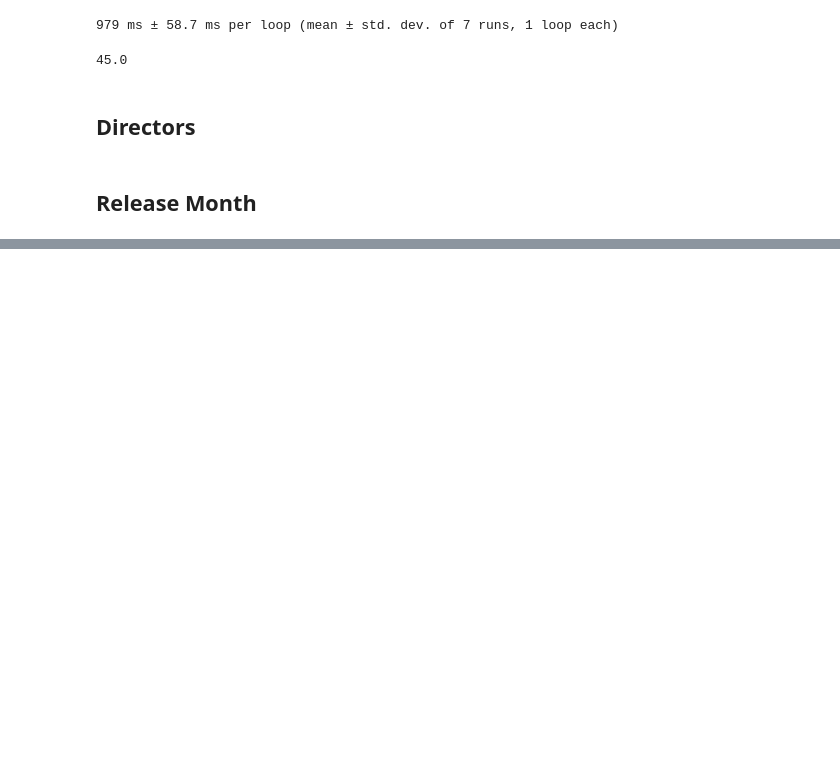
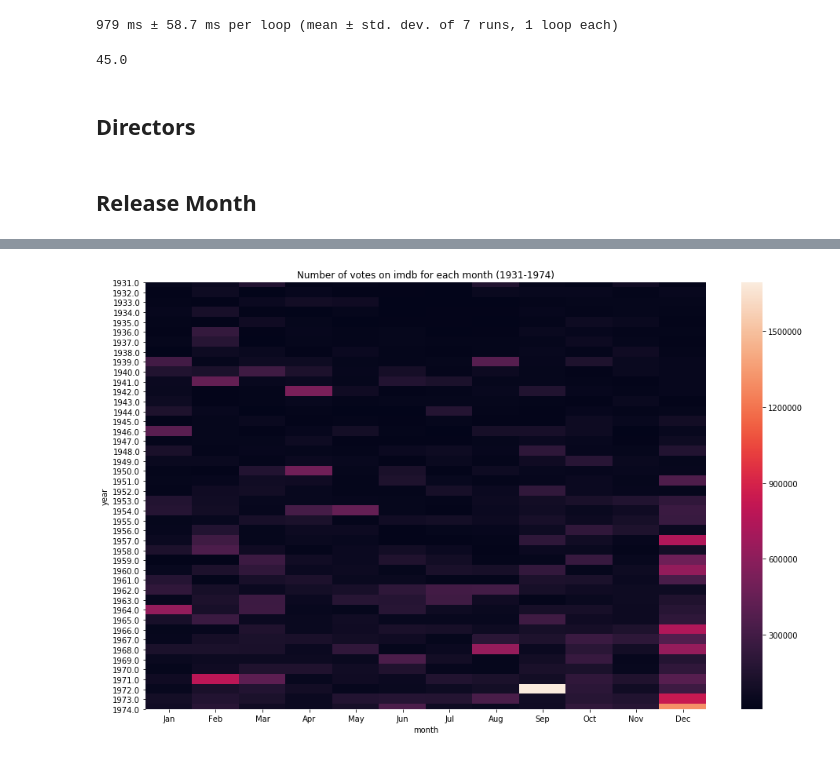
Before and after one commit to Ruchiranga/AD_A-team-project, a Jupyter notebook: Milestone 3.ipynb, the cells around one changed output, grey strips where cells are left out. Drawn from its saved outputs; the diff is of its cells as text; code cells hidden in the pictures; blank space fills up the shorter version.

```diff
--- a/Milestone 3.ipynb
+++ b/Milestone 3.ipynb
@@ -2552,0 +2604,9 @@ top_metascore['director_score'] = top_metascore.apply(lambda x: top_metascore(to
+# %%
+fig, ax = plt.subplots(figsize=(16,10))
+year_month_old_numVotes.rename(columns={1.0:'Jan',2.0:'Feb',3.0:'Mar',4.0:'Apr',5.0:'May',6.0:'Jun',\
+                          7.0:'Jul',8.0:'Aug',9.0:'Sep',10.0:'Oct',11.0:'Nov',12.0:'Dec'}, inplace=True);
+
+sns.heatmap(year_month_old_numVotes,ax=ax)
+plt.title('Number of votes on imdb for each month (1931-1974)');
+# %% [output]
+[figure, added]
```
Also changed, not shown: parts of 23 cells of this notebook.
